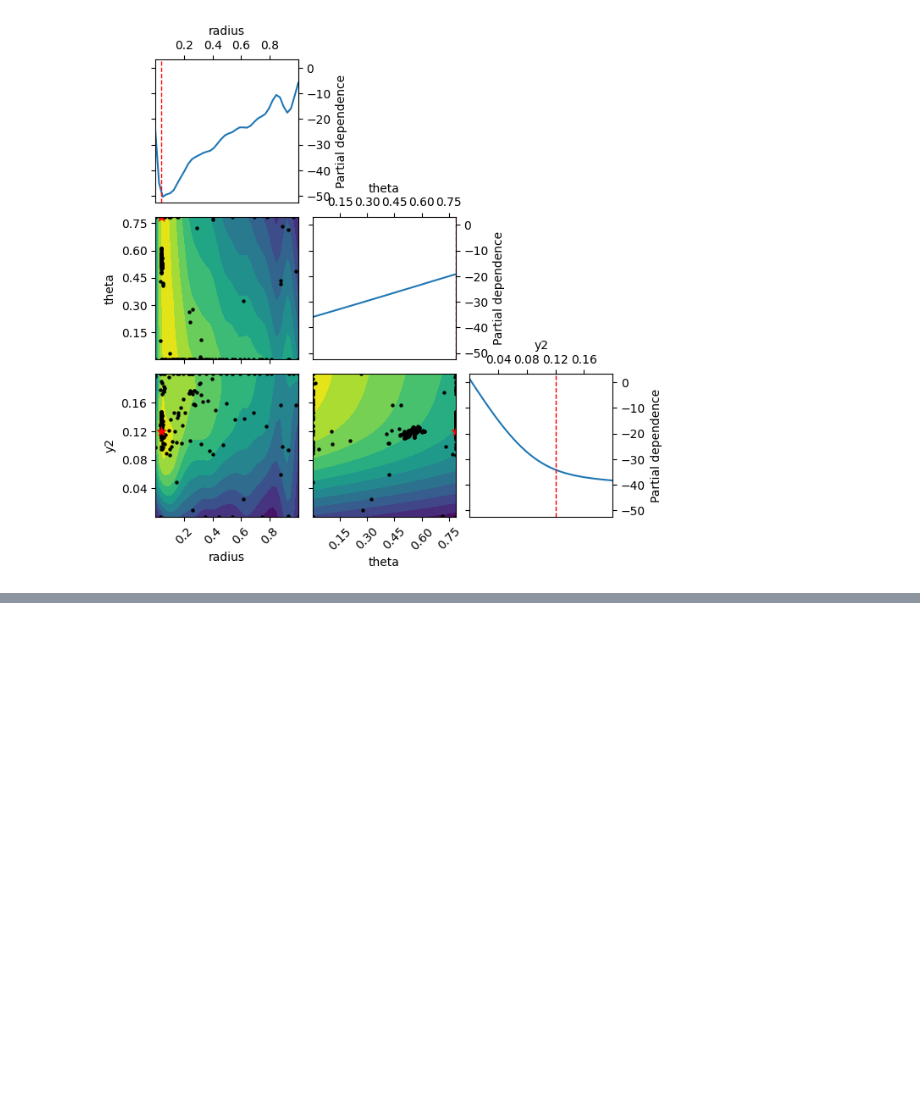
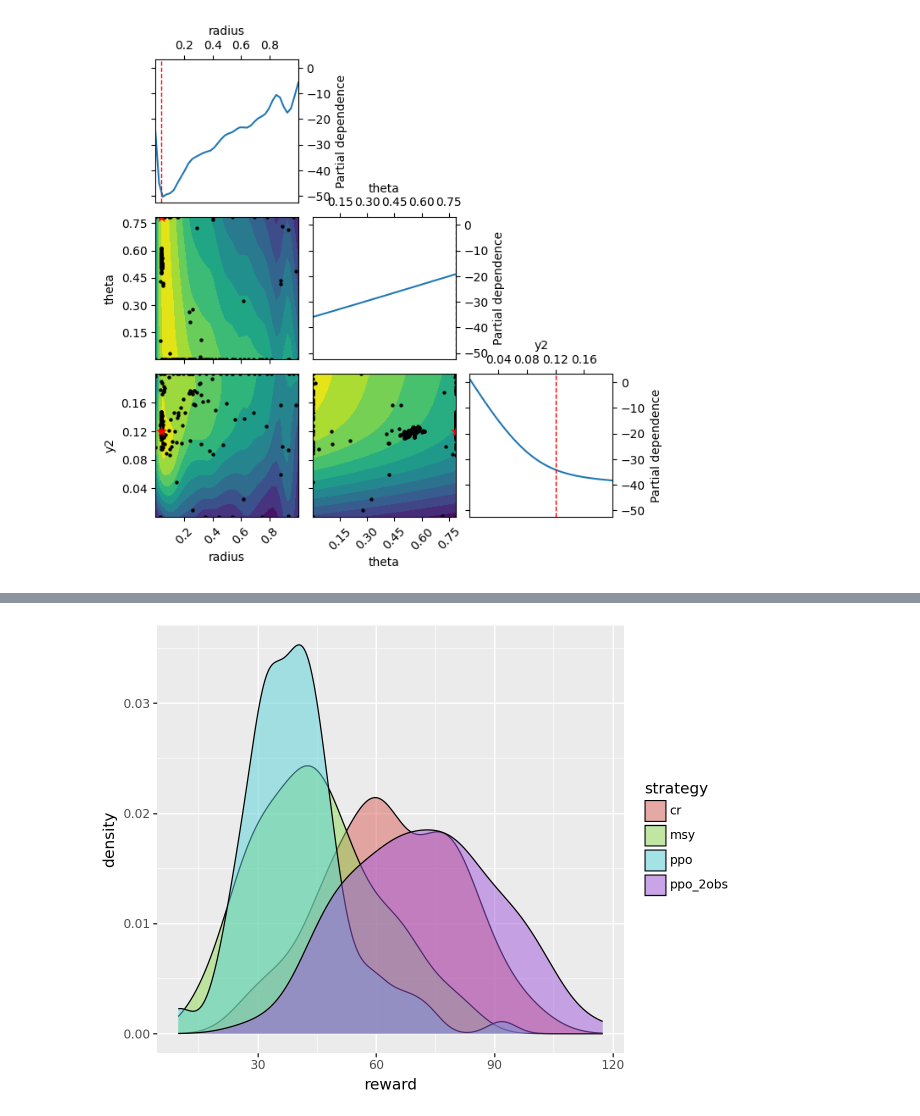
Before and after one commit to petebachant/rl4fisheries, a Jupyter notebook: notebooks/optimal-fixed-policy.ipynb, the cells around one changed output, grey strips where cells are left out. Drawn from its saved outputs; the diff is of its cells as text; code cells hidden in the pictures; blank space fills up the shorter version.

Commit message:
added reward plots

```diff
--- a/notebooks/optimal-fixed-policy.ipynb
+++ b/notebooks/optimal-fixed-policy.ipynb
@@ -298,0 +400,23 @@ array([[<Axes: xlabel='radius', ylabel='Partial dependence'>, <Axes: >,
+# %%
+cr_rews = rew_stats(manager=cr_agent, env=Asm())
+# %%
+ppo_agent_ref = ray.put(ppo_agent)
+ppo_rews = rew_stats_gpu(manager=ppo_agent_ref, env=Asm())
+# %%
+ppo2o_agent_ref = ray.put(ppo2o_agent)
+ppo2o_rews = rew_stats_gpu(manager=ppo2o_agent_ref, env=Asm2o())
+# %%
+msy_df = pd.DataFrame({"strategy": "msy", "reward":msy_rews})
+cr_df = pd.DataFrame({"strategy": "cr", "reward":cr_rews})
+ppo_df = pd.DataFrame({"strategy": "ppo", "reward":ppo_rews})
+ppo2o_df = pd.DataFrame({"strategy": "ppo_2obs", "reward":ppo2o_rews})
+
+rew_df = pd.concat([msy_df, cr_df, ppo_df, ppo2o_df], ignore_index=True)
+# %%
+from plotnine import ggplot, aes, geom_density
+(
+    ggplot(rew_df, aes(x="reward", fill="strategy")) +#  geom_bar(stat="bin", binwidth=1, alpha=0.5) +
+    geom_density(alpha=0.5)
+)
+# %% [output]
+[figure, added]
```
Also changed, not shown: parts of 18 cells of this notebook.
